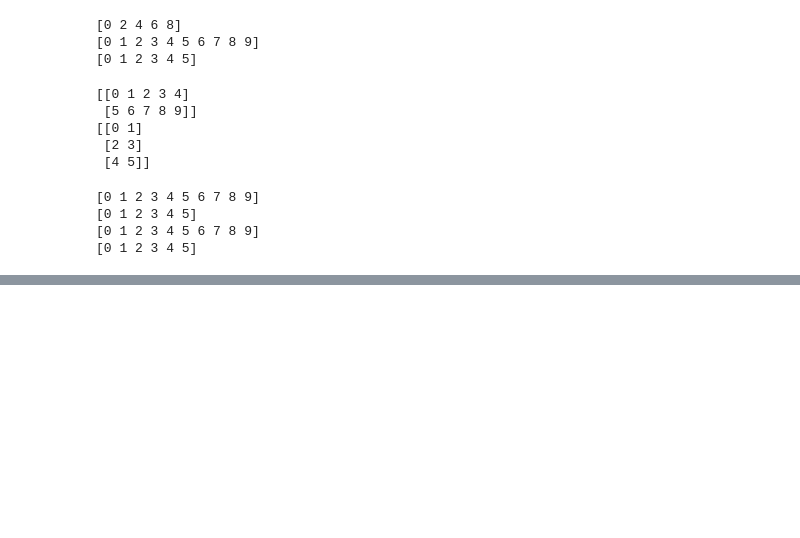
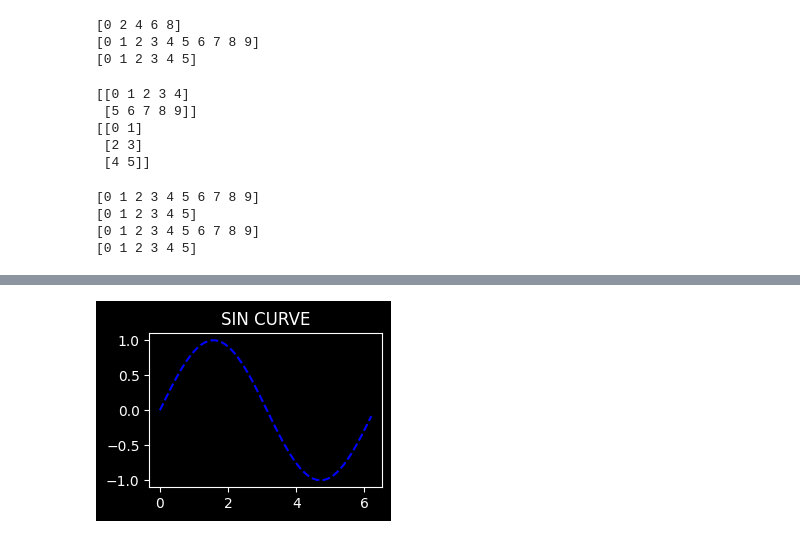
Before and after one commit to tusharmaurya267/Python_basic, a Jupyter notebook: python_data_analyst.ipynb, the cells around one changed output, grey strips where cells are left out. Saved outputs shown, nothing was run; the diff lists cells and outputs as text; code cells hidden in the pictures; blank space fills up the shorter version.

```diff
--- a/python_data_analyst.ipynb
+++ b/python_data_analyst.ipynb
@@ -209,0 +340,4 @@ print(arr3)
+# %%
+x_sin=np.arange(0,2*np.pi,0.1)
+y_sin=np.sin(x_sin)
+print(x_sin,'\n',y_sin)
@@ -209,0 +360,7 @@ print(arr3)
+# %%
+plt.figure(figsize=(3,2))
+plt.plot(x_sin,y_sin,'b--')
+plt.title("SIN CURVE")
+plt.show()
+# %% [output]
+[figure, added]
```
Also changed, not shown: parts of 32 cells of this notebook.
